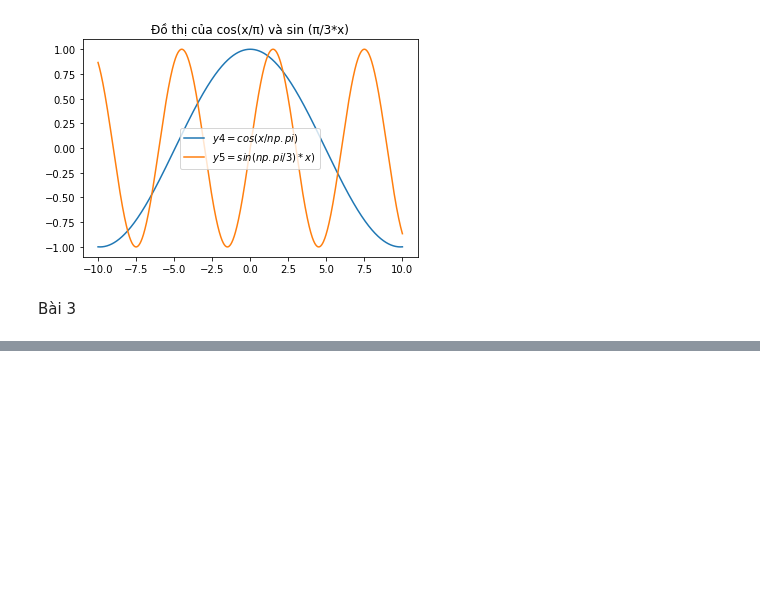
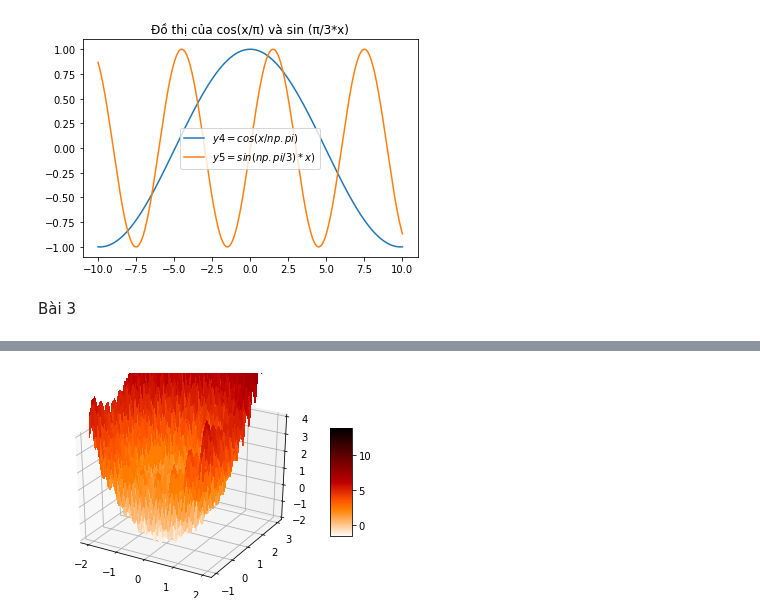
Before and after one commit to thao1105/Thanhthao, a Jupyter notebook: BTTL.ipynb, the cells around one changed output, grey strips where cells are left out. Saved outputs shown, nothing was run; the diff lists cells and outputs as text; code cells hidden in the pictures; blank space fills up the shorter version.

```diff
--- a/BTTL.ipynb
+++ b/BTTL.ipynb
@@ -101,0 +94,18 @@ plt.show()
+# %%
+import numpy as np
+import matplotlib.pyplot as plt
+from matplotlib import cm
+def ham_Rastrigin(x, y):
+  z = x**2 + y**2 - np.cos(12*x) - np.cos(18*y)
+  return z
+x = np.linspace(start=-2.0, stop=2.0,num=1000)
+y = np.linspace(start=-1.0, stop=3.0,num=1000)
+x, y = np.meshgrid(x,y)
+z = ham_Rastrigin( x, y)
+fig, ax = plt.subplots(subplot_kw={"projection":"3d"})
+rosen_surf = ax.plot_surface(x, y, z, cmap=cm.gist_heat_r,linewidth=0, antialiased=False)
+ax.set_zlim(-2,4)
+fig.colorbar(rosen_surf, shrink=0.5,aspect=5)
+plt.show()
+# %% [output]
+[figure, added]
```
Also changed, not shown: parts of 3 cells of this notebook.
